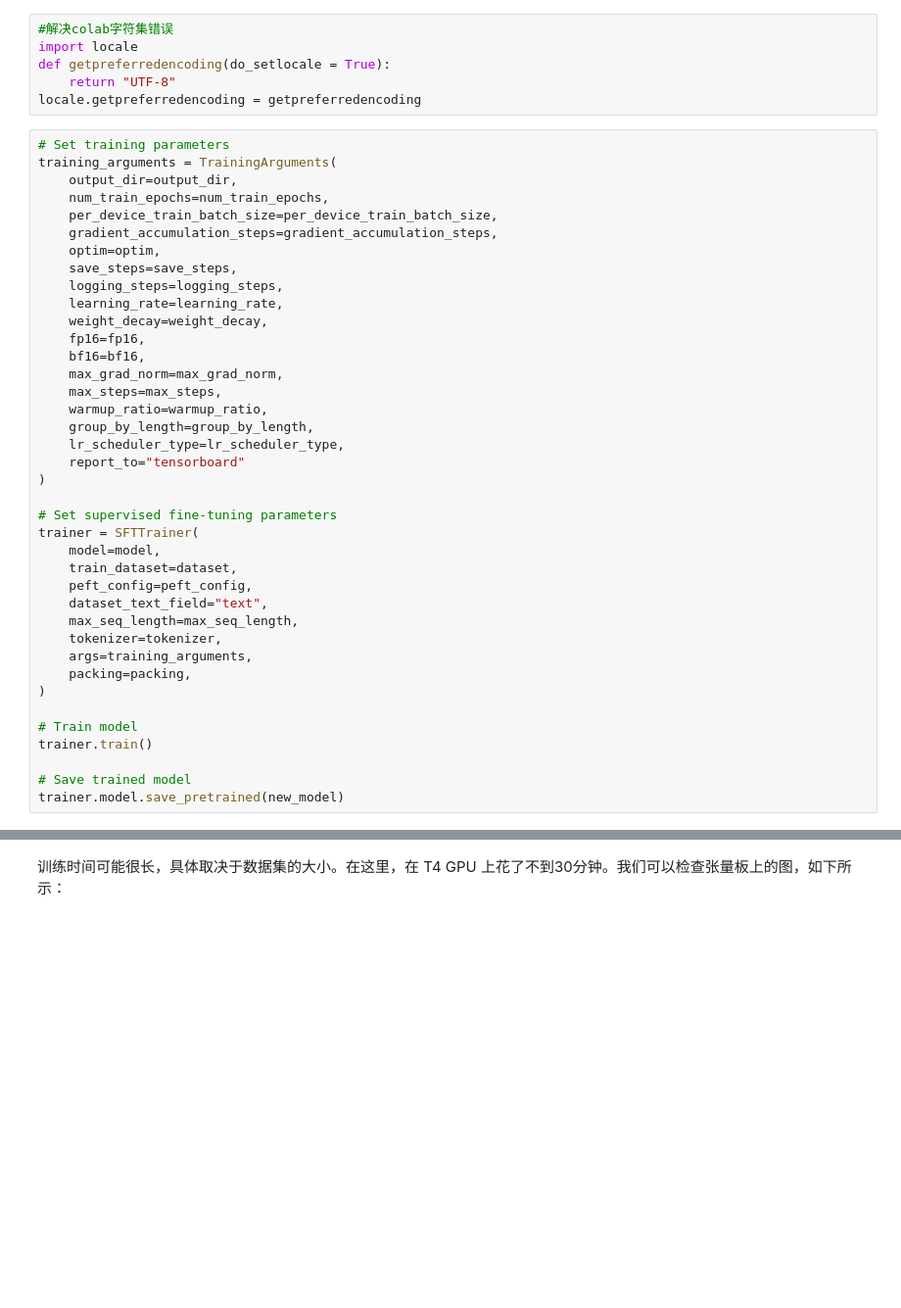
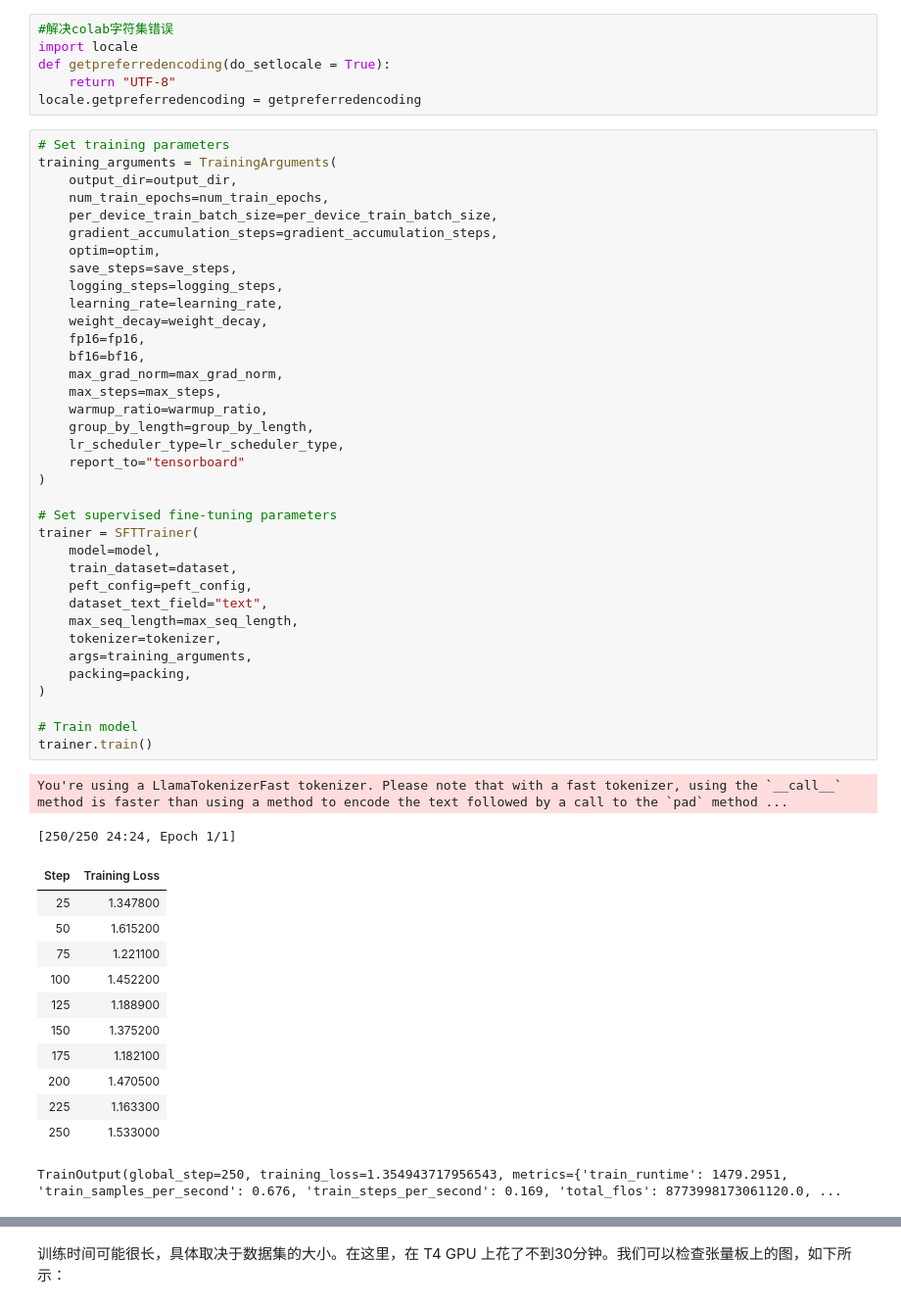
Before and after one commit to shake/colab-Llama-2-ipynb, a Jupyter notebook: 01-Llama_2_Fine_Tune_With_Your_Dataset.ipynb, the cells around one changed output, grey strips where cells are left out. Shown: that part at 98% size. Drawn from its saved outputs; the diff is of its cells as text; blank space fills up the shorter version.

```diff
--- a/01-Llama_2_Fine_Tune_With_Your_Dataset.ipynb
+++ b/01-Llama_2_Fine_Tune_With_Your_Dataset.ipynb
@@ -239,33 +248,45 @@ training_arguments = TrainingArguments(
     gradient_accumulation_steps=gradient_accumulation_steps,
     optim=optim,
     save_steps=save_steps,
     logging_steps=logging_steps,
     learning_rate=learning_rate,
     weight_decay=weight_decay,
     fp16=fp16,
     bf16=bf16,
     max_grad_norm=max_grad_norm,
     max_steps=max_steps,
     warmup_ratio=warmup_ratio,
     group_by_length=group_by_length,
     lr_scheduler_type=lr_scheduler_type,
     report_to="tensorboard"
 )
 
 # Set supervised fine-tuning parameters
 trainer = SFTTrainer(
     model=model,
     train_dataset=dataset,
     peft_config=peft_config,
     dataset_text_field="text",
     max_seq_length=max_seq_length,
     tokenizer=tokenizer,
     args=training_arguments,
     packing=packing,
 )
 
 # Train model
 trainer.train()
-
-# Save trained model
-trainer.model.save_pretrained(new_model)
+# %% [output]
+You're using a LlamaTokenizerFast tokenizer. Please note that with a fast tokenizer, using the `__call__` method is faster than using a method to encode the text followed by a call to the `pad` method ...
+[250/250 24:24, Epoch 1/1]
+| Step | Training Loss |
+| 25 | 1.347800 |
+| 50 | 1.615200 |
+| 75 | 1.221100 |
+| 100 | 1.452200 |
+| 125 | 1.188900 |
+| 150 | 1.375200 |
+| 175 | 1.182100 |
+| 200 | 1.470500 |
+| 225 | 1.163300 |
+| 250 | 1.533000 |
+TrainOutput(global_step=250, training_loss=1.354943717956543, metrics={'train_runtime': 1479.2951, 'train_samples_per_second': 0.676, 'train_steps_per_second': 0.169, 'total_flos': 8773998173061120.0, ...
```
Also changed, not shown: parts of 23 cells of this notebook.
